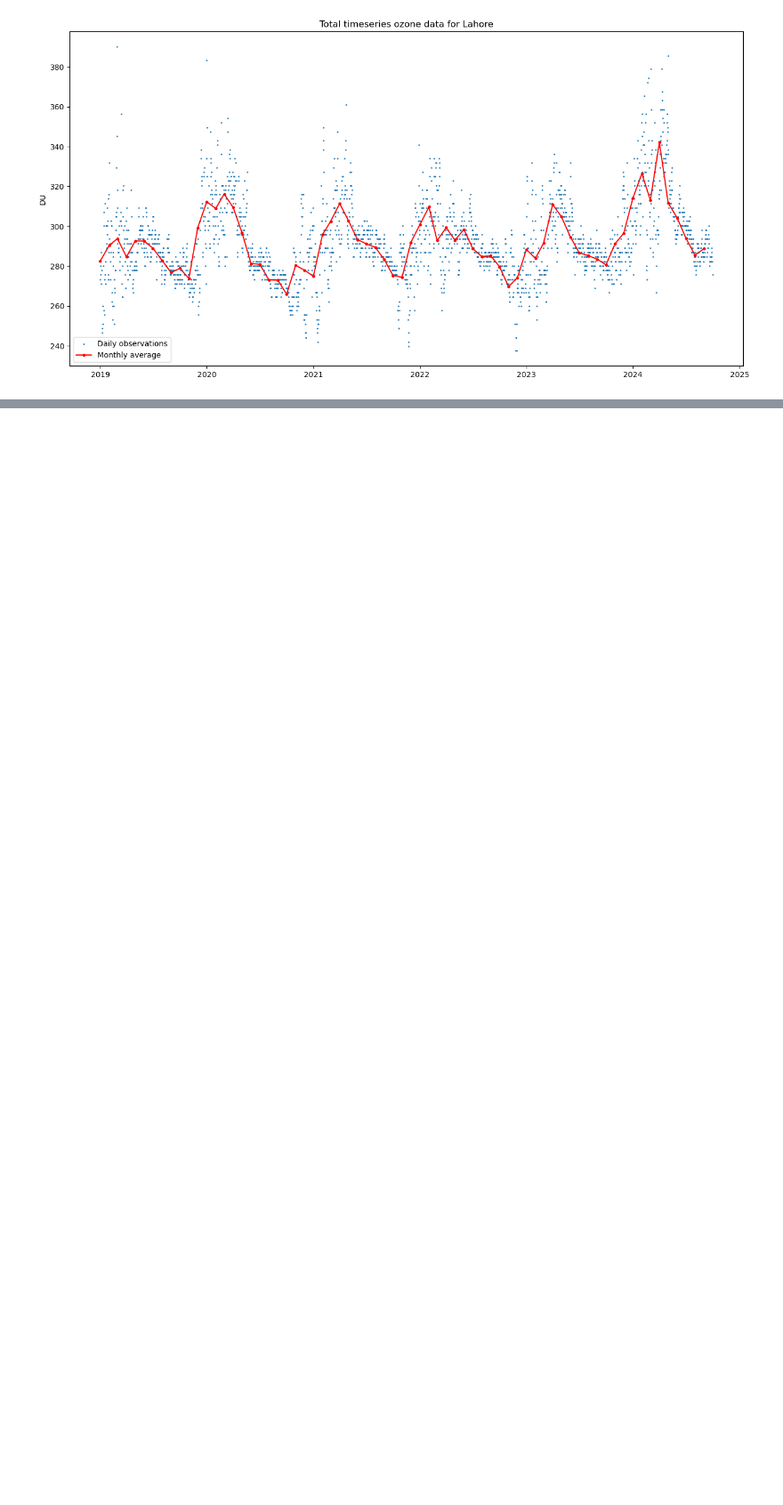
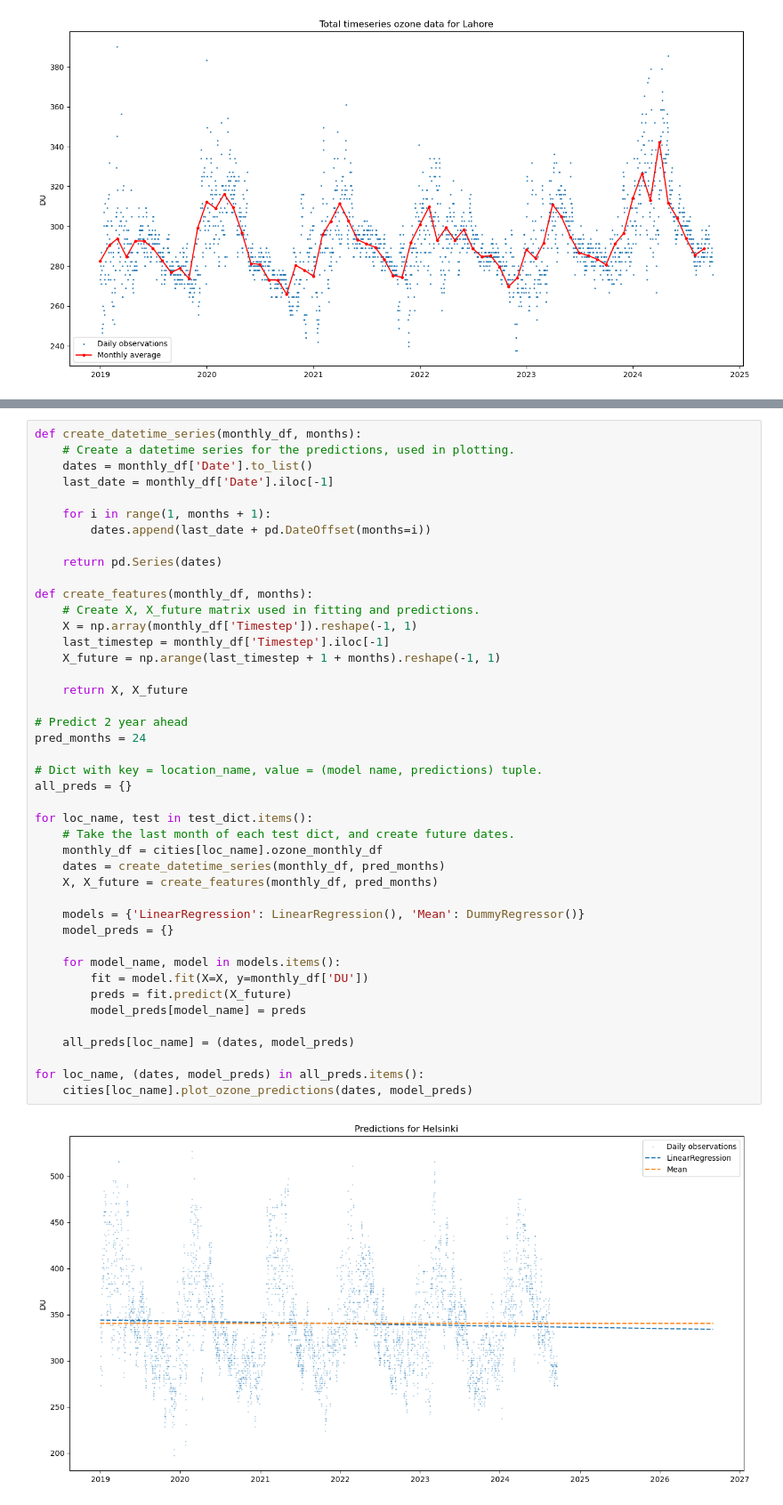
Before and after one commit to rtammisalo/project-ozone, a Jupyter notebook: ozone.ipynb, the cells around one changed output, grey strips where cells are left out. Shown at 89% size. Drawn from its saved outputs; the diff is of its cells as text; blank space fills up the shorter version.

```diff
--- a/ozone.ipynb
+++ b/ozone.ipynb
@@ -207,0 +337,45 @@ cities['Lahore'].plot_all_ozone_data()
+# %%
+def create_datetime_series(monthly_df, months):
+    # Create a datetime series for the predictions, used in plotting.
+    dates = monthly_df['Date'].to_list()
+    last_date = monthly_df['Date'].iloc[-1]
+
+    for i in range(1, months + 1):
+        dates.append(last_date + pd.DateOffset(months=i))
+
+    return pd.Series(dates)
+
+def create_features(monthly_df, months):
+    # Create X, X_future matrix used in fitting and predictions.
+    X = np.array(monthly_df['Timestep']).reshape(-1, 1)
+    last_timestep = monthly_df['Timestep'].iloc[-1]
+    X_future = np.arange(last_timestep + 1 + months).reshape(-1, 1)
+
+    return X, X_future
+
+# Predict 2 year ahead
+pred_months = 24
+
+# Dict with key = location_name, value = (model name, predictions) tuple.
+all_preds = {}
+
+for loc_name, test in test_dict.items():
+    # Take the last month of each test dict, and create future dates.
+    monthly_df = cities[loc_name].ozone_monthly_df
+    dates = create_datetime_series(monthly_df, pred_months)
+    X, X_future = create_features(monthly_df, pred_months)
+
+    models = {'LinearRegression': LinearRegression(), 'Mean': DummyRegressor()}
+    model_preds = {}
+
+    for model_name, model in models.items():
+        fit = model.fit(X=X, y=monthly_df['DU'])
+        preds = fit.predict(X_future)
+        model_preds[model_name] = preds
+
+    all_preds[loc_name] = (dates, model_preds)
+
+for loc_name, (dates, model_preds) in all_preds.items():
+    cities[loc_name].plot_ozone_predictions(dates, model_preds)
+# %% [output]
+[figure, added]
```
Also changed, not shown: parts of 8 cells of this notebook.
